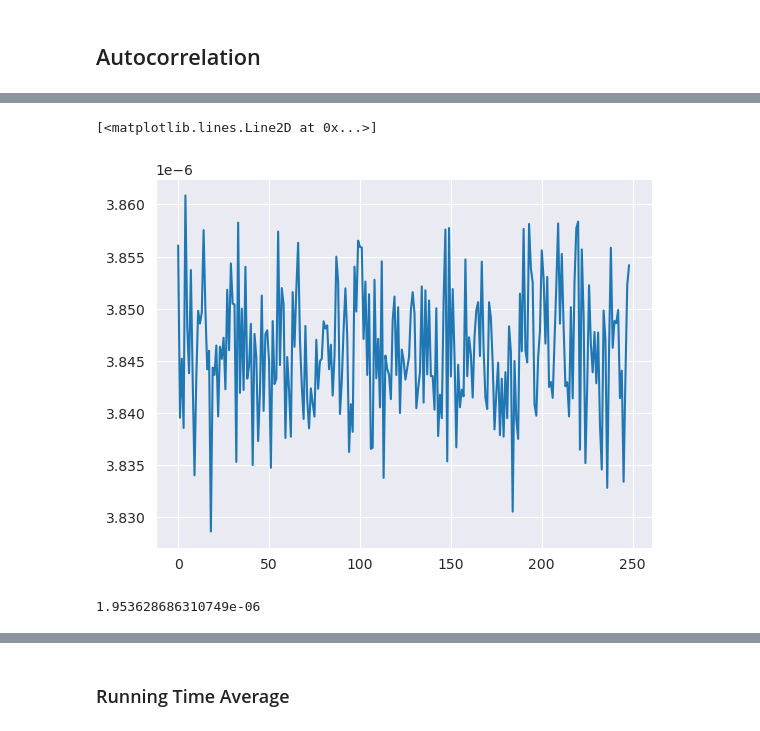
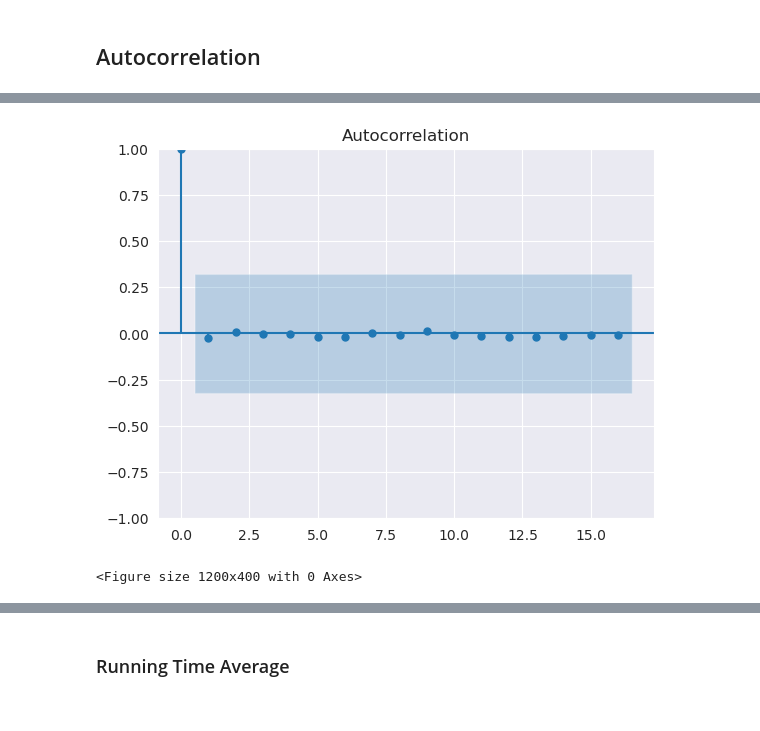
Before and after one commit to XDzzzzzZyq/Gibbs-Sampler, a Jupyter notebook: Gibbs Sampling.ipynb, the cells around one changed output, grey strips where cells are left out. Drawn from its saved outputs; the diff is of its cells as text; code cells hidden in the pictures.

```diff
--- a/Gibbs Sampling.ipynb
+++ b/Gibbs Sampling.ipynb
@@ -183,11 +150,0 @@ plt.plot(mu_ac)
-# %%
-sigma2_ac = rp.autocorrelation_seq(sigma2_T)
-plt.plot(sigma2_ac)
-# %% [output]
-[<matplotlib.lines.Line2D at 0x...>]
-[figure, removed]
-# %%
-_mu_TT = mu_T.T
-np.mean(_mu_TT[249]*_mu_TT[248])
-# %% [output]
-1.953628686310749e-06
@@ -193,0 +153,5 @@ np.mean(_mu_TT[249]*_mu_TT[248])
+# %%
+vs.show_corr(mu_L)
+# %% [output]
+[figure, added]
+<Figure size 1200x400 with 0 Axes>
```
Also changed, not shown: parts of 20 cells of this notebook, 1 other file.
